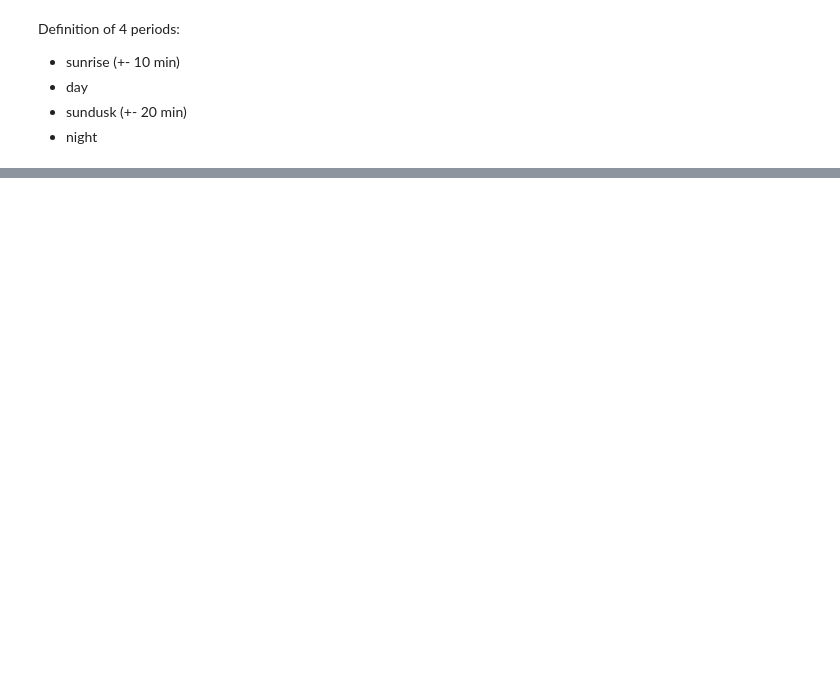
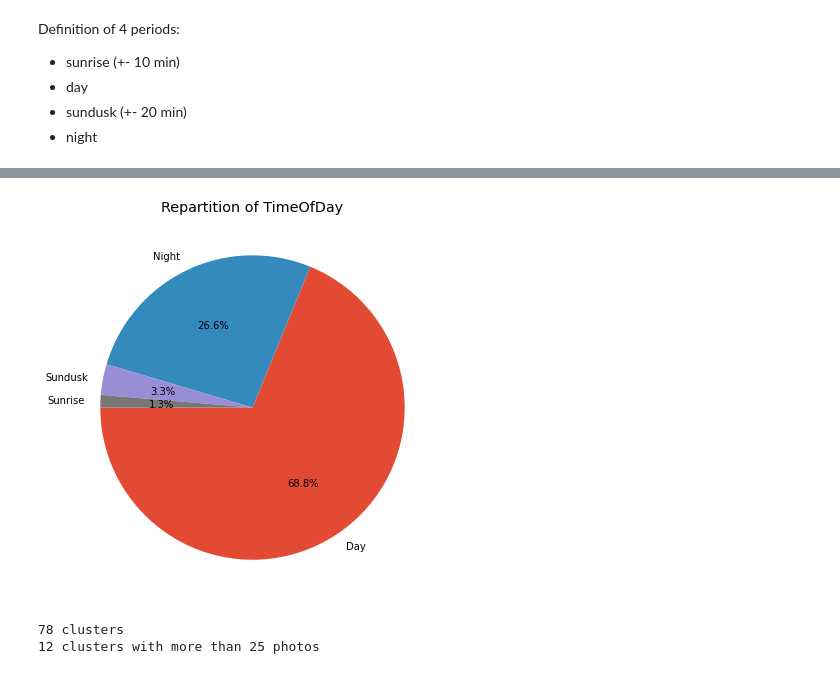
Before and after one commit to flaviendeseure/Clustering-Method-for-Touristic-Photographic-Spots-Recommendation, a Jupyter notebook: code/notebook.ipynb, the cells around one changed output, grey strips where cells are left out. Cells and saved outputs as stored; diff of their text form; code cells hidden in the pictures; blank space fills up the shorter version.

```diff
--- a/code/notebook.ipynb
+++ b/code/notebook.ipynb
@@ -1228,0 +1355,26 @@ df_panorama = df_panorama[df_panorama.Clusters_Meanshift.isin(pan[:25].index)]
+# %%
+from_zone = tz.gettz('UTC')
+to_zone = tz.gettz('Europe/Paris')
+
+sun_rise_list = list()
+sun_dusk_list = list()
+for _, row in df_time.iterrows():
+    time_zone = row["date_taken"]
+    latitude = row["latitude"]
+    longitude = row["longitude"]
+
+    sun = Sun(latitude , longitude)
+    sun_rise = sun.get_local_sunrise_time(time_zone)
+    sun_rise_utc = sun_rise.replace(tzinfo=from_zone)
+    sun_rise = sun_rise_utc.astimezone(to_zone)
+    sun_rise_list.append(sun_rise)
+
+    sun_dusk = sun.get_local_sunset_time(time_zone)
+    sun_dusk_utc = sun_dusk.replace(tzinfo=from_zone)
+    sun_dusk = sun_dusk_utc.astimezone(to_zone)
+    sun_dusk_list.append(sun_dusk)
+
+df_time["Sunrise"] = sun_rise_list
+df_time["Sundusk"] = sun_dusk_list
+
+df_time.loc[:,"date_taken"] = df_time.date_taken.apply(lambda x: x.replace(tzinfo=tz.gettz('Europe/Paris')))
@@ -1228,0 +1387,28 @@ df_panorama = df_panorama[df_panorama.Clusters_Meanshift.isin(pan[:25].index)]
+# %%
+day_time_list = list()
+for _, x in df_time.iterrows():
+    if (x.date_taken > x.Sunrise - timedelta(minutes=20)) & (x.date_taken < x.Sunrise + timedelta(minutes=20)):
+        day_time_list.append("Sunrise")
+    elif (x.date_taken > x.Sundusk - timedelta(minutes=20)) & (x.date_taken < x.Sundusk + timedelta(minutes=20)):
+        day_time_list.append("Sundusk")
+    elif (x.date_taken > x.Sunrise + timedelta(minutes=20)) & (x.date_taken < x.Sundusk - timedelta(minutes=20)):
+        day_time_list.append("Day")
+    else:
+        day_time_list.append("Night")
+df_time["TimeOfDay"] = day_time_list
+# %%
+plt.figure(figsize=(25,7))
+df_time.TimeOfDay.value_counts(normalize=True).plot.pie(startangle=180, autopct='%1.1f%%')
+plt.ylabel("")
+plt.title("Repartition of TimeOfDay")
+plt.show()
+# %% [output]
+[figure, added]
+# %%
+indexes = df_time.Clusters_Meanshift.value_counts()[df_time.Clusters_Meanshift.value_counts()>25].index
+df_time_sup_25 = df_time[df_time.Clusters_Meanshift.isin(indexes)]
+print(f"{df_time.Clusters_Meanshift.nunique()} clusters",
+      f"{df_time_sup_25.Clusters_Meanshift.nunique()} clusters with more than 25 photos", sep="\n")
+# %% [output]
+78 clusters
+12 clusters with more than 25 photos
```
Also changed, not shown: parts of 146 cells of this notebook, 1 other file.
